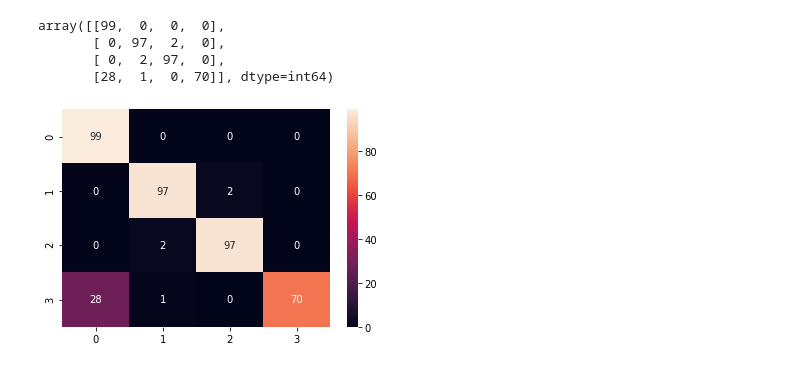
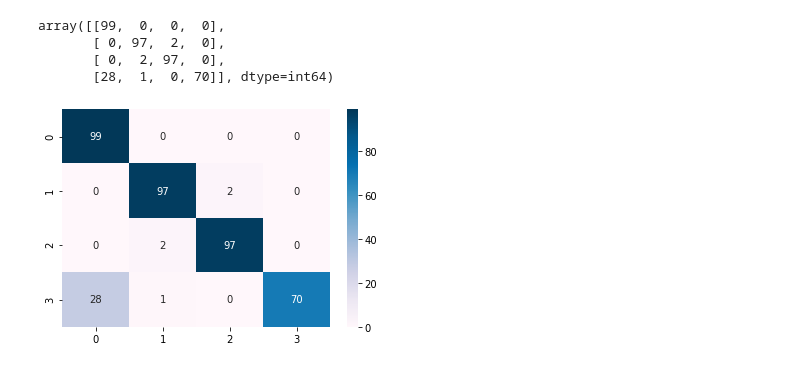
Before and after one commit to AnnaMelekhova/CoffeeBeansClassification, a Jupyter notebook: coffee_beans_classification.ipynb, the cells around one changed output. Saved outputs shown, nothing was run; the diff lists cells and outputs as text; code cells hidden in the pictures.

```diff
--- a/coffee_beans_classification.ipynb
+++ b/coffee_beans_classification.ipynb
@@ -183,6 +195,6 @@ array([[99,  0,  0,  0],
        [28,  1,  0, 70]], dtype=int64)
 # %%
 import seaborn as sns
-sns.heatmap(cm, annot=True);
+sns.heatmap(cm, annot=True,cmap='PuBu');
 # %% [output]
-[figure, old version]
+[figure, new version]
```
Also changed, not shown: parts of 18 cells of this notebook.
